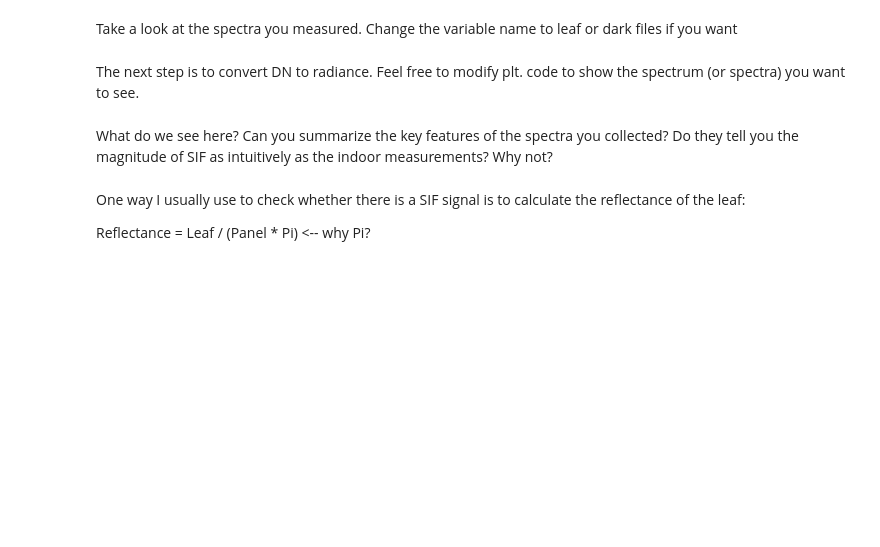
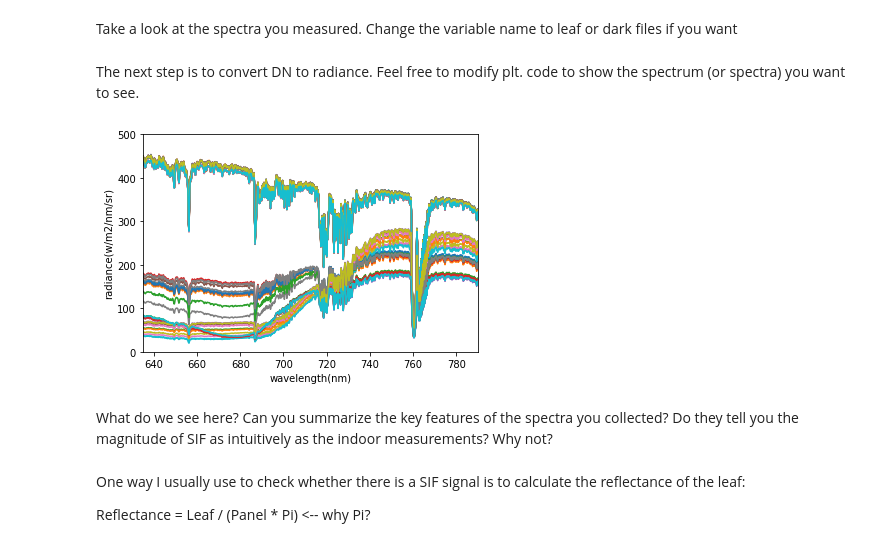
Before and after one commit to geoxiyang/FluxCourse, a Jupyter notebook: LeafSIF.ipynb, the cells around one changed output. Cells and saved outputs as stored; diff of their text form; code cells hidden in the pictures; blank space fills up the shorter version.

```diff
--- a/LeafSIF.ipynb
+++ b/LeafSIF.ipynb
@@ -192,29 +223,31 @@ The next step is to convert DN to radiance. Feel free to modify plt. code to sho
 # %%
 panel_radiance           = np.ndarray(shape=(len(df_od1),len(df_od1.columns)-1))
 for jj in range(len(df_od1.columns)-1):
     light                = df_od1.iloc[:,jj+1]
     dark                 = df_od3.iloc[:,1:].mean(axis=1)
     intTime              = IT_od1.iloc[:,1]
     cal_factor           = calib_factor.iloc[:,2]
     cal_intTime          = calib_int.iloc[:,2]
     panel_radiance[:,jj] = DNtoRad(light,dark,intTime,cal_factor,cal_intTime)
 
 leaf_radiance            = np.ndarray(shape=(len(df_od2),len(df_od2.columns)-1))
 for kk in range(len(df_od2.columns)-1):
     light                = df_od2.iloc[:,kk+1]
     dark                 = df_od3.iloc[:,1:].mean(axis=1)
     intTime              = IT_od2.iloc[:,1]
     cal_factor           = calib_factor.iloc[:,2]
     cal_intTime          = calib_int.iloc[:,2]
     leaf_radiance[:,kk]  = DNtoRad(light,dark,intTime,cal_factor,cal_intTime)
 
 plt.plot(df3['wavelength'],panel_radiance)
-#plt.plot(df3['wavelength'],leaf_radiance)
+plt.plot(df3['wavelength'],leaf_radiance)
 plt.xlim([635,790])
 plt.ylim([0,500])
 plt.xlabel('wavelength(nm)')
 plt.ylabel('radiance(w/m2/nm/sr)')
 plt.show()
+# %% [output]
+[figure, added]
 # %% [markdown]
 What do we see here? Can you summarize the key features of the spectra you collected? Do they tell you the magnitude of SIF as intuitively as the indoor measurements? Why not?
 # %% [markdown]
```
Also changed, not shown: parts of 8 cells of this notebook, 3 other files.
